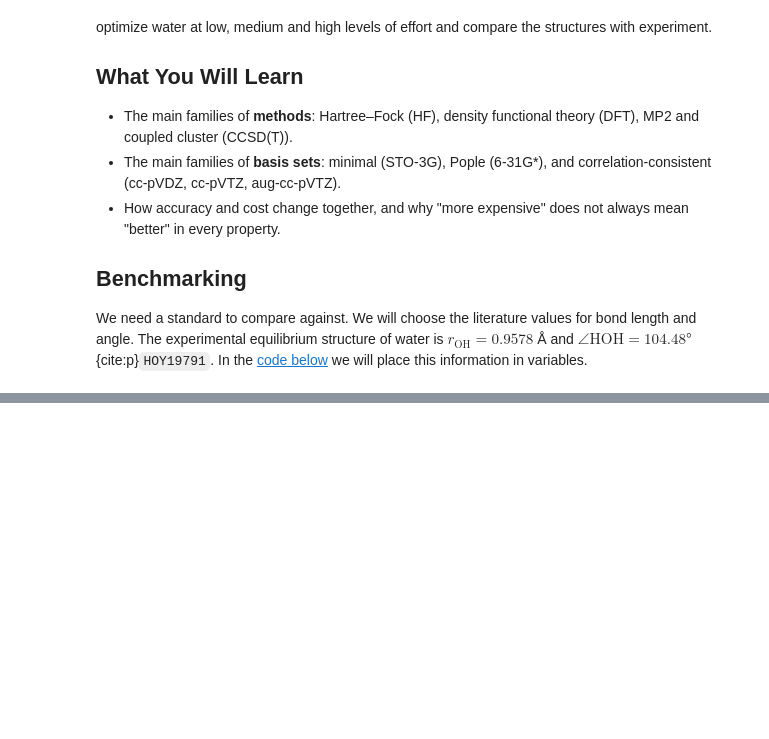
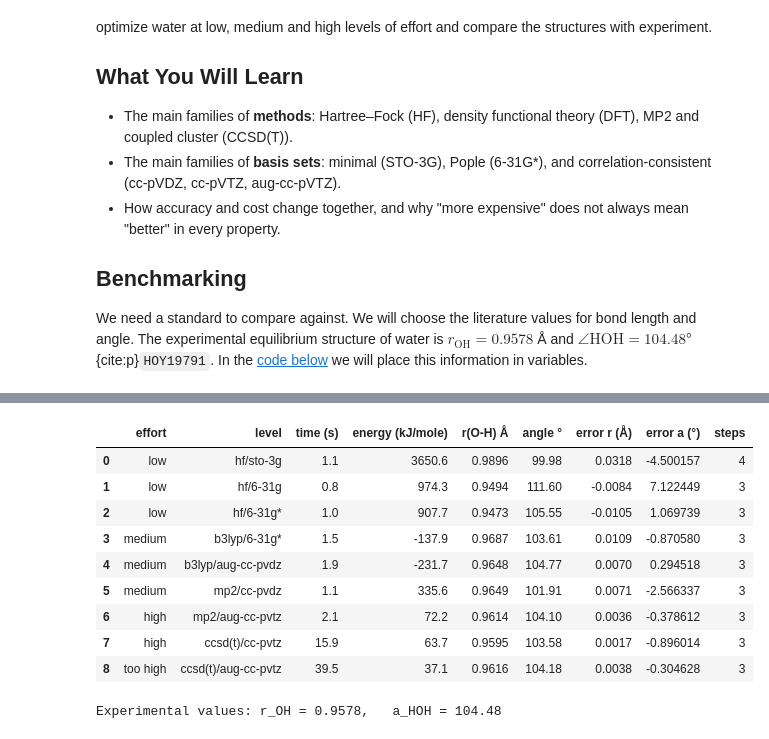
Before and after one commit to blinkletter/UsingPsi4v2, a Jupyter notebook: ch2C-level-of-effort.ipynb, the cells around one changed output, grey strips where cells are left out. Saved outputs shown, nothing was run; the diff lists cells and outputs as text; code cells hidden in the pictures; blank space fills up the shorter version.

```diff
--- a/ch2C-level-of-effort.ipynb
+++ b/ch2C-level-of-effort.ipynb
@@ -211,0 +312,18 @@ The methods scale differently with the size of the problem. The lower effort met
+# %%
+#| label: display-results-2c
+#| caption: Results from the calculations
+
+display(results_rounded)
+print(f"Experimental values: r_OH = {r_exp},   a_HOH = {a_exp}")
+# %% [output]
+|  | effort | level | time (s) | energy (kJ/mole) | r(O-H) Å | angle ° | error r (Å) | error a (°) | steps |
+| 0 | low | hf/sto-3g | 1.1 | 3650.6 | 0.9896 | 99.98 | 0.0318 | -4.500157 | 4 |
+| 1 | low | hf/6-31g | 0.8 | 974.3 | 0.9494 | 111.60 | -0.0084 | 7.122449 | 3 |
+| 2 | low | hf/6-31g* | 1.0 | 907.7 | 0.9473 | 105.55 | -0.0105 | 1.069739 | 3 |
+| 3 | medium | b3lyp/6-31g* | 1.5 | -137.9 | 0.9687 | 103.61 | 0.0109 | -0.870580 | 3 |
+| 4 | medium | b3lyp/aug-cc-pvdz | 1.9 | -231.7 | 0.9648 | 104.77 | 0.0070 | 0.294518 | 3 |
+| 5 | medium | mp2/cc-pvdz | 1.1 | 335.6 | 0.9649 | 101.91 | 0.0071 | -2.566337 | 3 |
+| 6 | high | mp2/aug-cc-pvtz | 2.1 | 72.2 | 0.9614 | 104.10 | 0.0036 | -0.378612 | 3 |
+| 7 | high | ccsd(t)/cc-pvtz | 15.9 | 63.7 | 0.9595 | 103.58 | 0.0017 | -0.896014 | 3 |
+| 8 | too high | ccsd(t)/aug-cc-pvtz | 39.5 | 37.1 | 0.9616 | 104.18 | 0.0038 | -0.304628 | 3 |
+Experimental values: r_OH = 0.9578,   a_HOH = 104.48
```
Also changed, not shown: parts of 9 cells of this notebook.
